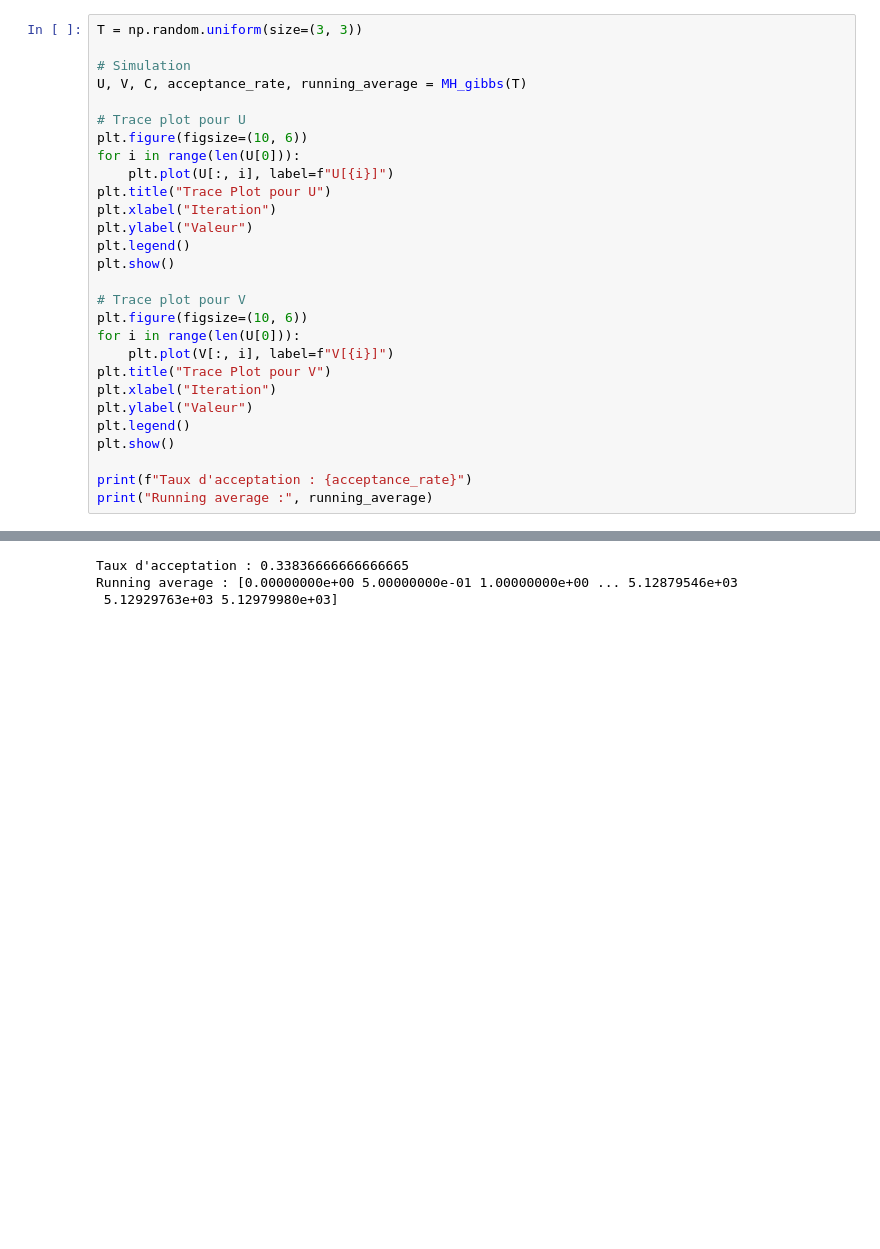
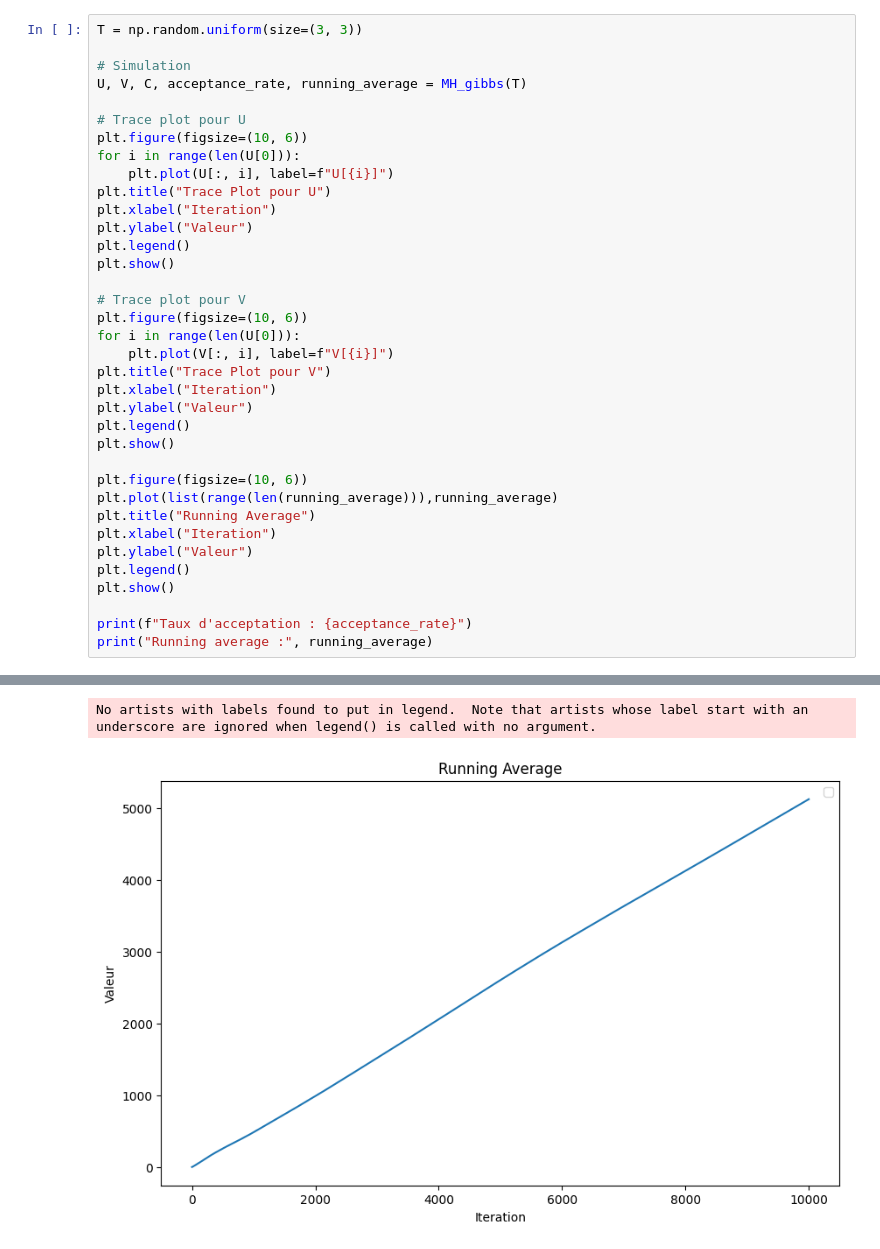
Before and after one commit to yassprogramme/Stat-App, a Jupyter notebook: codes/MH_GIBBS_simulations.ipynb, the cells around one changed output, grey strips where cells are left out. Saved outputs shown, nothing was run; the diff lists cells and outputs as text; blank space fills up the shorter version.

```diff
--- a/codes/MH_GIBBS_simulations.ipynb
+++ b/codes/MH_GIBBS_simulations.ipynb
@@ -104,33 +89,40 @@ Requirement already satisfied: six>=1.5 in /Users/augustincablant/Documents/GitH
 T = np.random.uniform(size=(3, 3))
 
 # Simulation
 U, V, C, acceptance_rate, running_average = MH_gibbs(T)
 
 # Trace plot pour U
 plt.figure(figsize=(10, 6))
 for i in range(len(U[0])):
     plt.plot(U[:, i], label=f"U[{i}]")
 plt.title("Trace Plot pour U")
 plt.xlabel("Iteration")
 plt.ylabel("Valeur")
 plt.legend()
 plt.show()
 
 # Trace plot pour V
 plt.figure(figsize=(10, 6))
 for i in range(len(U[0])):
     plt.plot(V[:, i], label=f"V[{i}]")
 plt.title("Trace Plot pour V")
 plt.xlabel("Iteration")
 plt.ylabel("Valeur")
 plt.legend()
 plt.show()
 
+plt.figure(figsize=(10, 6))
+plt.plot(list(range(len(running_average))),running_average)
+plt.title("Running Average")
+plt.xlabel("Iteration")
+plt.ylabel("Valeur")
+plt.legend()
+plt.show()
+
 print(f"Taux d'acceptation : {acceptance_rate}")
 print("Running average :", running_average)
 # %% [output]
 [figure]
 [figure]
-Taux d'acceptation : 0.33836666666666665
-Running average : [0.00000000e+00 5.00000000e-01 1.00000000e+00 ... 5.12879546e+03
- 5.12929763e+03 5.12979980e+03]
+No artists with labels found to put in legend.  Note that artists whose label start with an underscore are ignored when legend() is called with no argument.
+[figure, added]
```
Also changed, not shown: parts of 2 cells of this notebook.
